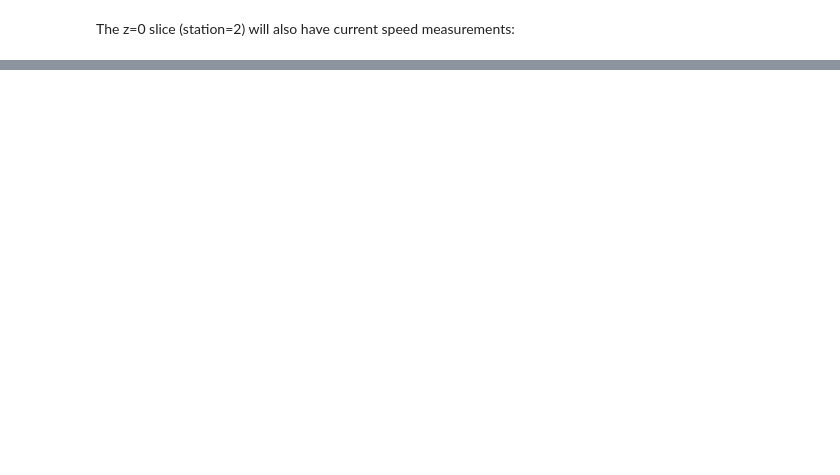
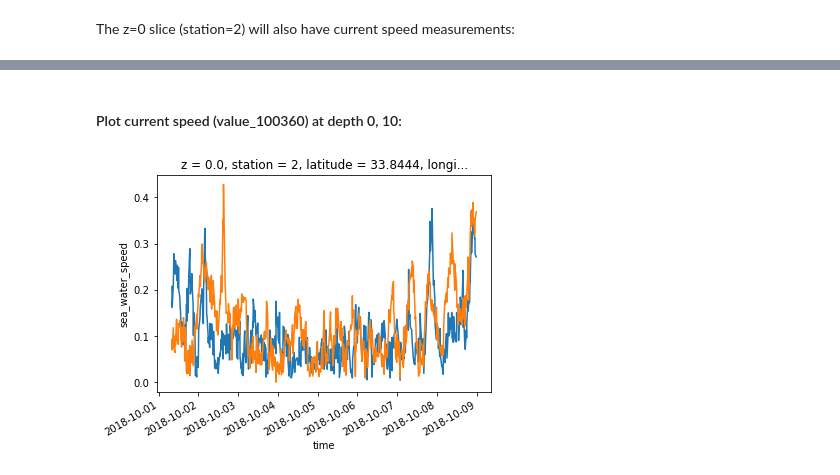
Before and after one commit to mwengren/notebooks-dev, a Jupyter notebook: netcdf_cf/dsg_timeseries_micah.ipynb, the cells around one changed output, grey strips where cells are left out. Drawn from its saved outputs; the diff is of its cells as text; code cells hidden in the pictures; blank space fills up the shorter version.

```diff
--- a/netcdf_cf/dsg_timeseries_micah.ipynb
+++ b/netcdf_cf/dsg_timeseries_micah.ipynb
@@ -262,0 +457,7 @@ Another option would be to use an Incomplete Multidimensional Array representati
+# %% [markdown]
+#### Plot current speed (value_100360) at depth 0, 10:
+# %%
+timeseries_dsg_oma.sel(time=slice("2018-10-01", "2018-10-8"),station=1).value_1000360.plot.line(x="time");
+timeseries_dsg_oma.sel(time=slice("2018-10-01", "2018-10-8"),station=2).value_1000360.plot.line(x="time");
+# %% [output]
+[figure, added]
```
Also changed, not shown: parts of 27 cells of this notebook, 1 other file.
